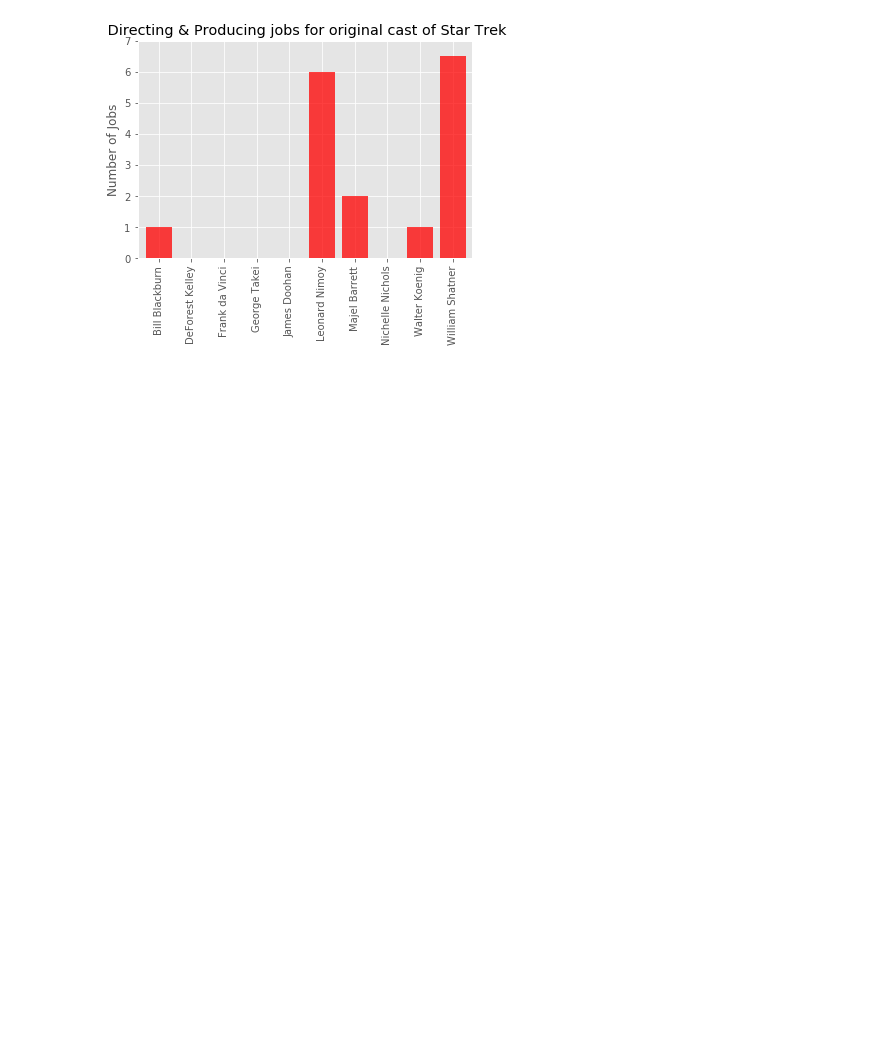
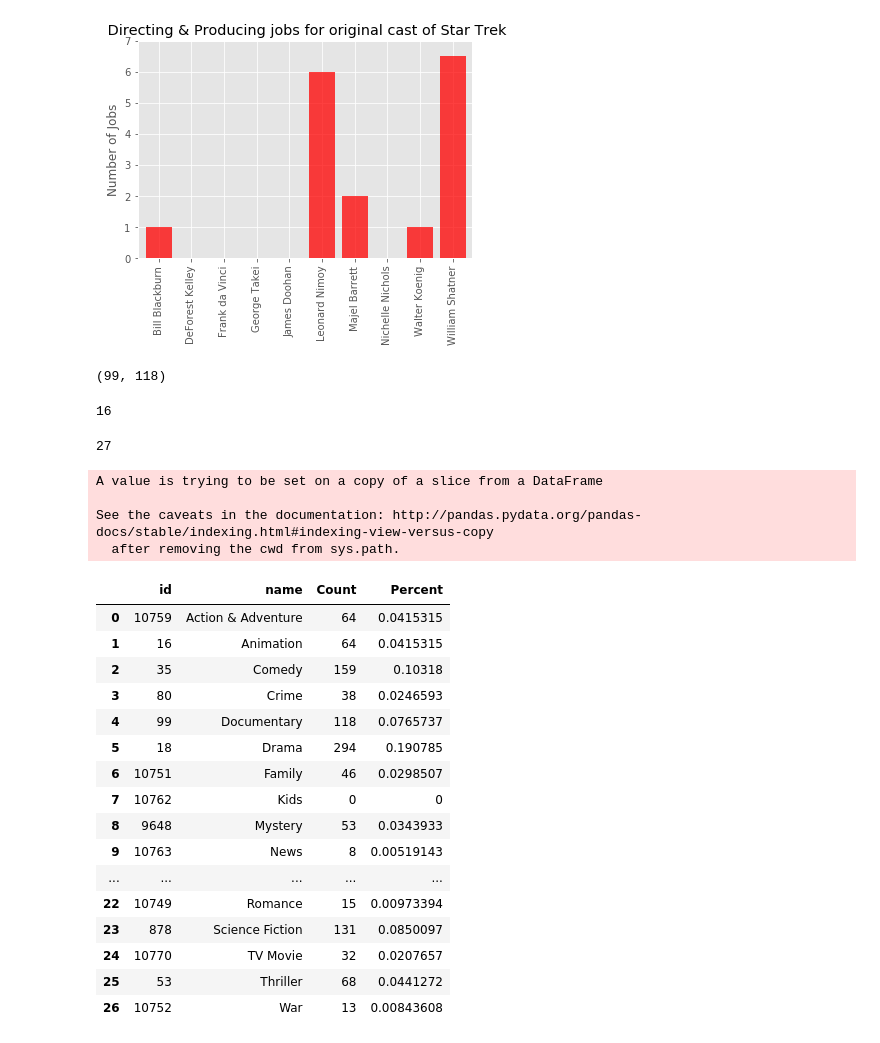
Before and after one commit to nfstein/08-Group-1-Star-Trek-Cast-Reunion, a Jupyter notebook: Class_Reunion_02/type_cast.ipynb, the cells around one changed output. Cells and saved outputs as stored; diff of their text form; code cells hidden in the pictures; blank space fills up the shorter version.

```diff
--- a/Class_Reunion_02/type_cast.ipynb
+++ b/Class_Reunion_02/type_cast.ipynb
@@ -196,0 +206,47 @@ plt.show()
+# %%
+w[3]
+# %% [output]
+(99, 118)
+# %%
+genre_dics['id'][1]
+# %% [output]
+16
+# %%
+len(genre_dics)
+# %% [output]
+27
+# %%
+for a in range(0,len(genre_dics)):
+    for b in range(0,len(w)):
+        if genre_dics['id'][a]==w[b][0]:
+            genre_dics['Count'][a]=w[b][1]
+# %% [output]
+A value is trying to be set on a copy of a slice from a DataFrame
+
+See the caveats in the documentation: http://pandas.pydata.org/pandas-docs/stable/indexing.html#indexing-view-versus-copy
+  after removing the cwd from sys.path.
+# %%
+
+genre_dics.iloc[7,2]=0
+genre_dics.iloc[12,2]=0
+genre_dics['Percent']=genre_dics['Count']/genre_dics['Count'].sum()
+genre_dics.sort_values('Count')
+genre_dics
+# %% [output]
+|  | id | name | Count | Percent |
+| 0 | 10759 | Action & Adventure | 64 | 0.0415315 |
+| 1 | 16 | Animation | 64 | 0.0415315 |
+| 2 | 35 | Comedy | 159 | 0.10318 |
+| 3 | 80 | Crime | 38 | 0.0246593 |
+| 4 | 99 | Documentary | 118 | 0.0765737 |
+| 5 | 18 | Drama | 294 | 0.190785 |
+| 6 | 10751 | Family | 46 | 0.0298507 |
+| 7 | 10762 | Kids | 0 | 0 |
+| 8 | 9648 | Mystery | 53 | 0.0343933 |
+| 9 | 10763 | News | 8 | 0.00519143 |
+| ... | ... | ... | ... | ... |
+| 22 | 10749 | Romance | 15 | 0.00973394 |
+| 23 | 878 | Science Fiction | 131 | 0.0850097 |
+| 24 | 10770 | TV Movie | 32 | 0.0207657 |
+| 25 | 53 | Thriller | 68 | 0.0441272 |
+| 26 | 10752 | War | 13 | 0.00843608 |
```
Also changed, not shown: parts of 2 cells of this notebook, 1 other file.
